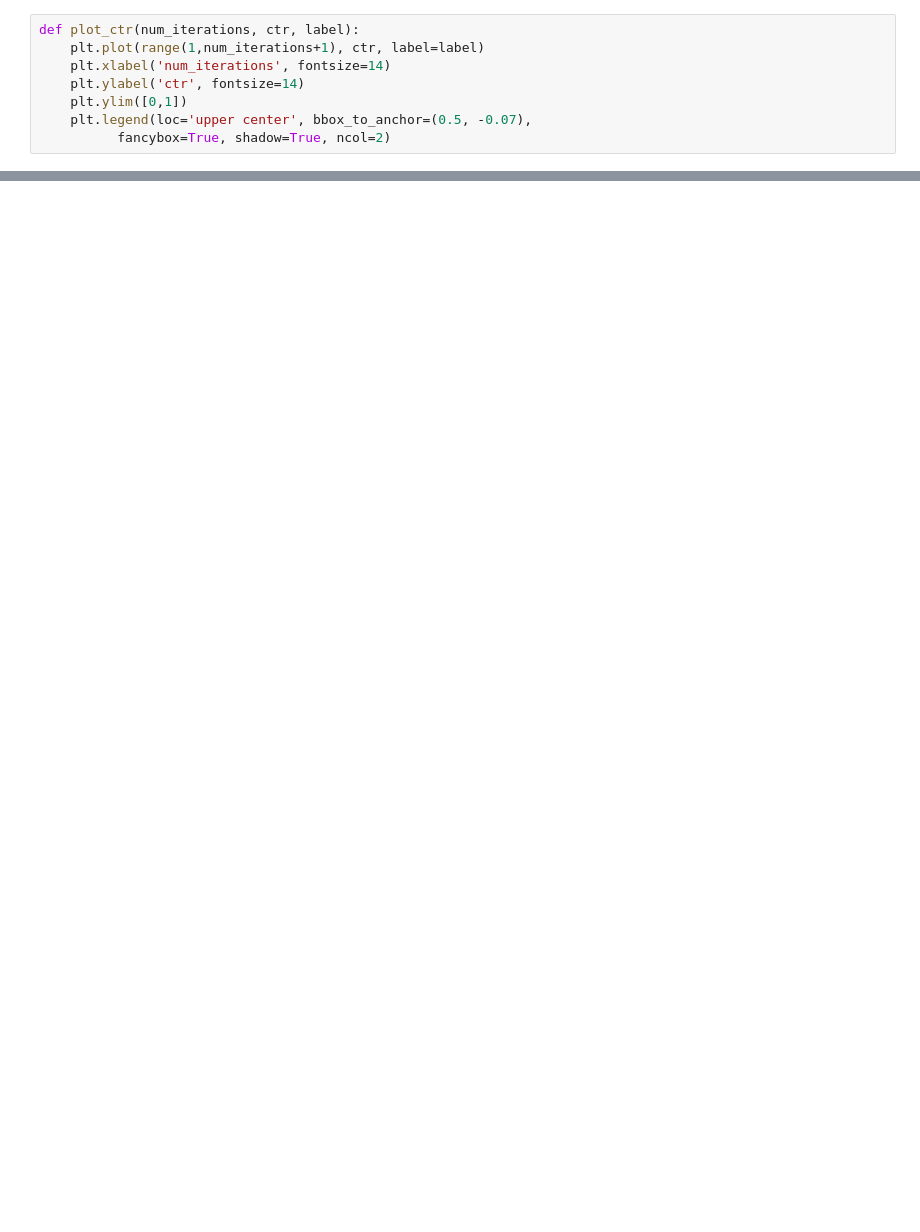
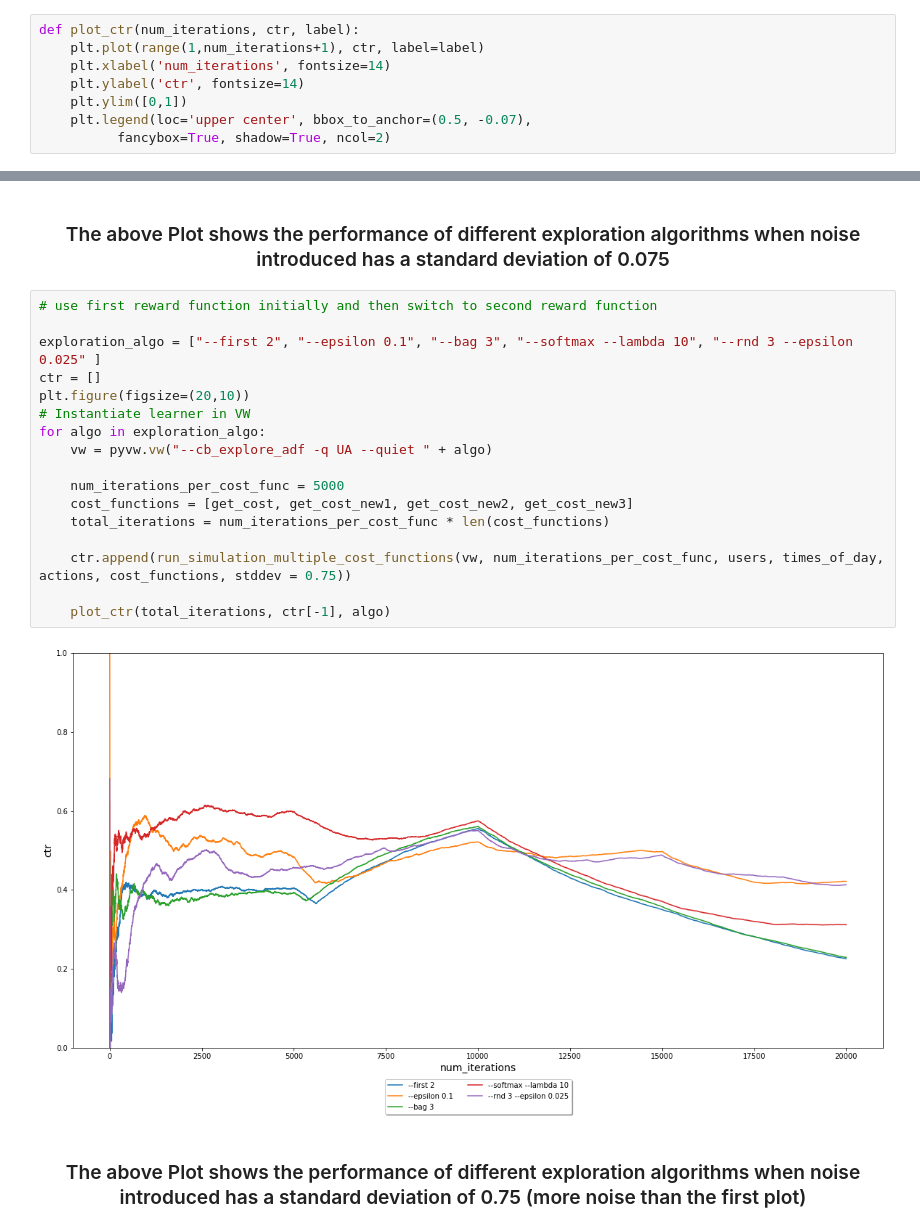
Before and after one commit to JuiP/vw-ContextualBandits, a Jupyter notebook: Contextual_Bandits.ipynb, the cells around one changed output, grey strips where cells are left out. Drawn from its saved outputs; the diff is of its cells as text; blank space fills up the shorter version.

```diff
--- a/Contextual_Bandits.ipynb
+++ b/Contextual_Bandits.ipynb
@@ -148,0 +195,23 @@ for algo in exploration_algo:
+# %% [markdown]
+<h3 align="center">The above Plot shows the performance of different exploration algorithms when noise introduced has a standard deviation of 0.075</h3>
+# %%
+# use first reward function initially and then switch to second reward function
+
+exploration_algo = ["--first 2", "--epsilon 0.1", "--bag 3", "--softmax --lambda 10", "--rnd 3 --epsilon 0.025" ]
+ctr = []
+plt.figure(figsize=(20,10))
+# Instantiate learner in VW
+for algo in exploration_algo:
+    vw = pyvw.vw("--cb_explore_adf -q UA --quiet " + algo)
+
+    num_iterations_per_cost_func = 5000
+    cost_functions = [get_cost, get_cost_new1, get_cost_new2, get_cost_new3]
+    total_iterations = num_iterations_per_cost_func * len(cost_functions)
+
+    ctr.append(run_simulation_multiple_cost_functions(vw, num_iterations_per_cost_func, users, times_of_day, actions, cost_functions, stddev = 0.75))
+
+    plot_ctr(total_iterations, ctr[-1], algo)
+# %% [output]
+[figure, added]
+# %% [markdown]
+<h3 align="center">The above Plot shows the performance of different exploration algorithms when noise introduced has a standard deviation of 0.75 (more noise than the first plot) </h3>
```
Also changed, not shown: parts of 5 cells of this notebook.
